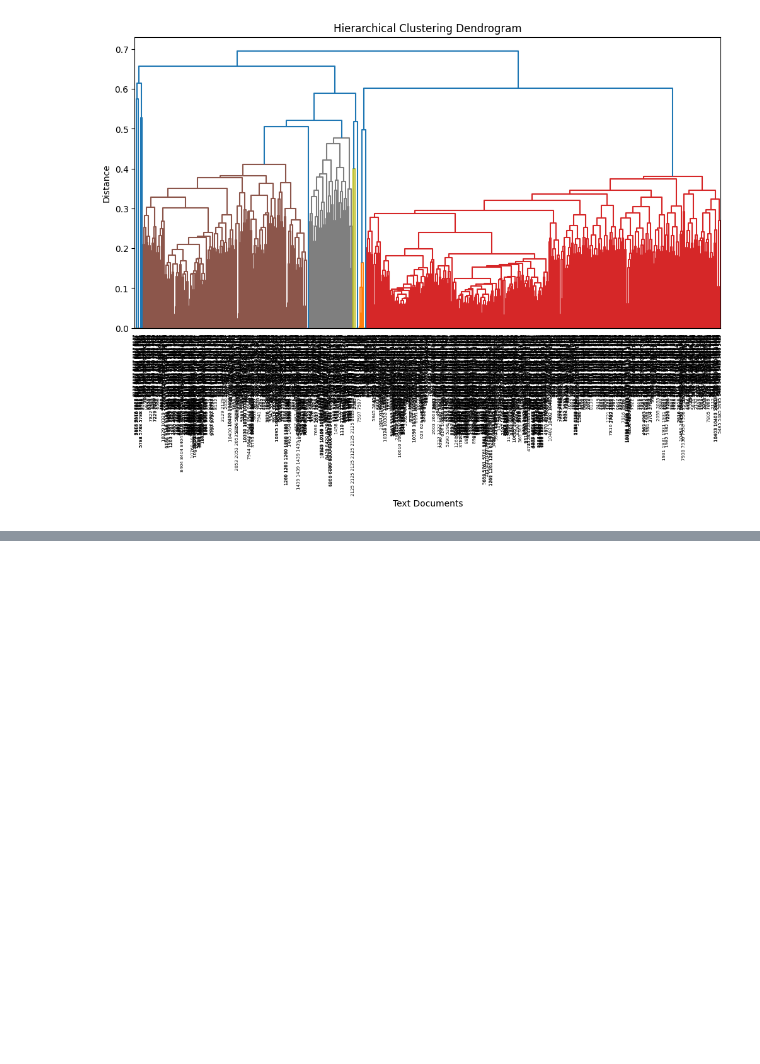
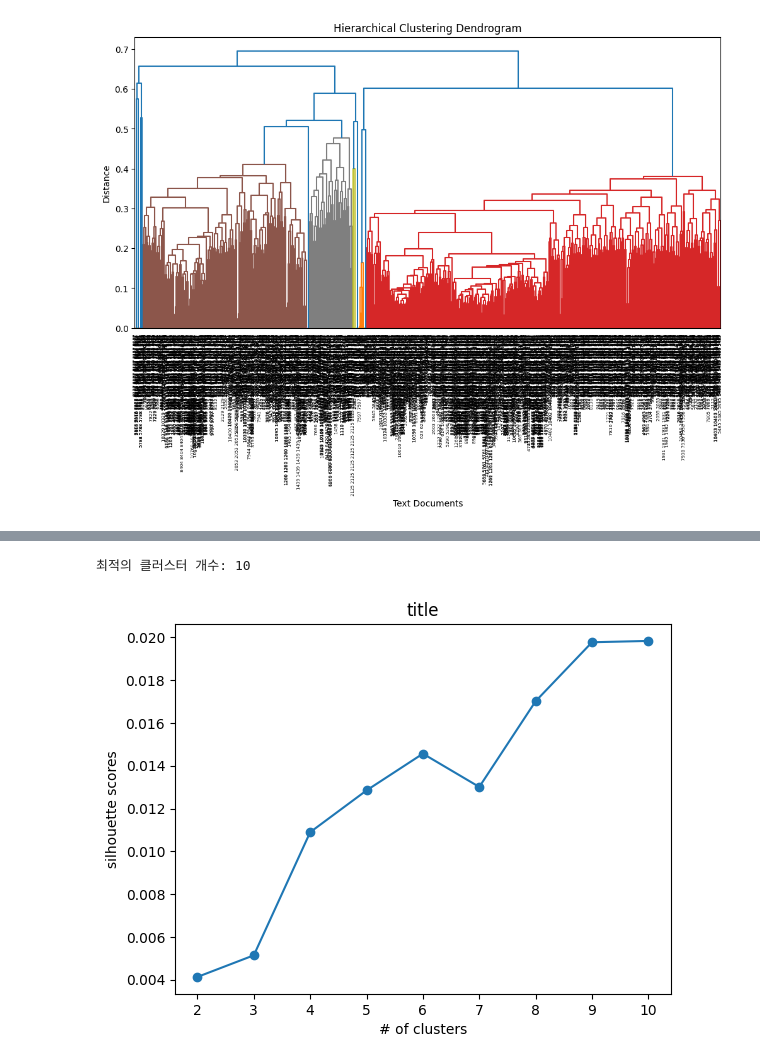
Before and after one commit to boostcampaitech6/level2-dkt-recsys-02, a Jupyter notebook: notebooks/psa/Tag clustering.ipynb, the cells around one changed output, grey strips where cells are left out. Cells and saved outputs as stored; diff of their text form; code cells hidden in the pictures; blank space fills up the shorter version.

```diff
--- a/notebooks/psa/Tag clustering.ipynb
+++ b/notebooks/psa/Tag clustering.ipynb
@@ -278,0 +348,27 @@ plt.show()
+# %%
+# 클러스터 개수에 따른 실루엣 점수를 저장할 리스트
+silhouette_scores = []
+
+# 클러스터 개수를 2부터 10까지 변경하면서 K-means 모델을 학습하고 실루엣 점수를 계산
+for k in tqdm(range(2, 11)):
+    kmeans = KMeans(n_clusters=k, random_state=42)
+    pipeline.fit_transform(df_tag['Tag'])
+    kmeans.fit(X)
+
+    # 실루엣 점수 계산
+    silhouette_avg = silhouette_score(X, kmeans.labels_)
+    silhouette_scores.append(silhouette_avg)
+
+# 실루엣 점수를 통해 적절한 클러스터 개수 찾기
+best_k = silhouette_scores.index(max(silhouette_scores)) + 2  # 실루엣 점수가 가장 높은 클러스터 개수
+print(f"최적의 클러스터 개수: {best_k}")
+
+# 클러스터 개수에 따른 실루엣 점수를 그래프로 표시
+plt.plot(range(2, 11), silhouette_scores, marker='o')
+plt.xlabel('# of clusters')
+plt.ylabel('silhouette scores')
+plt.title('title')
+plt.show()
+# %% [output]
+최적의 클러스터 개수: 10
+[figure, added]
```
Also changed, not shown: parts of 27 cells of this notebook.
